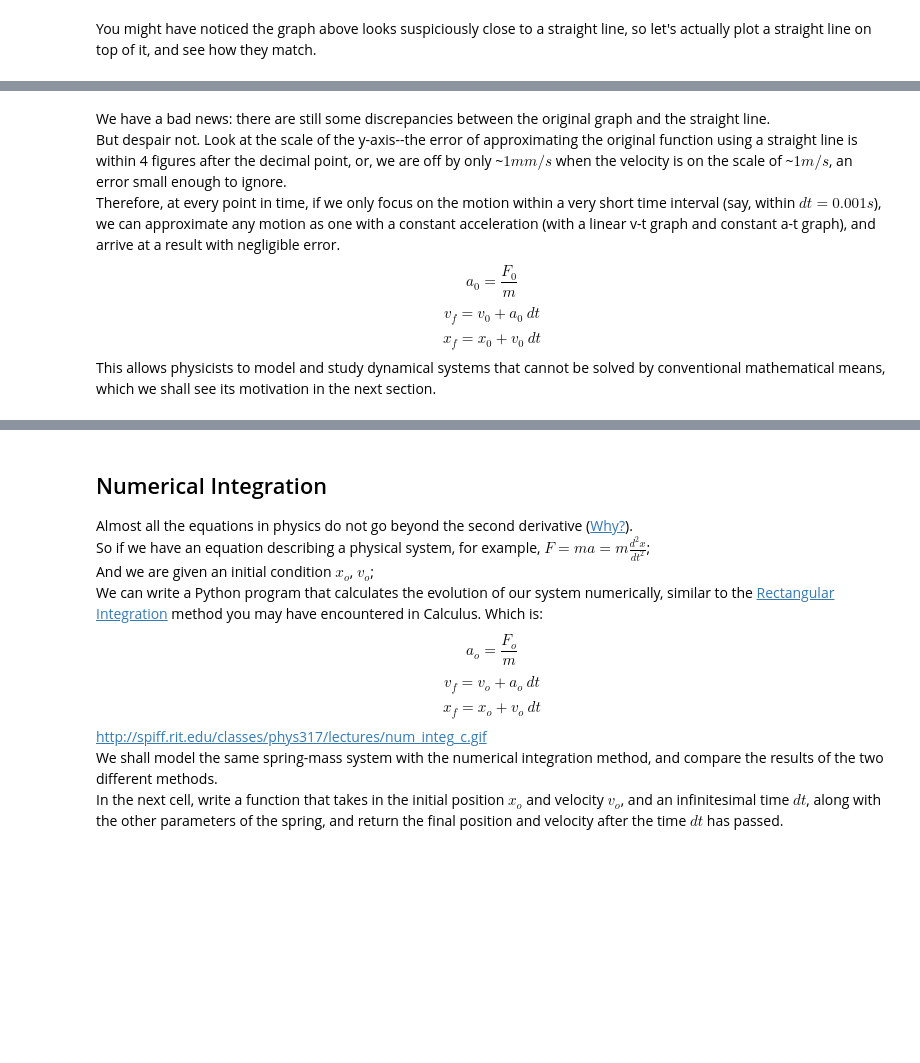
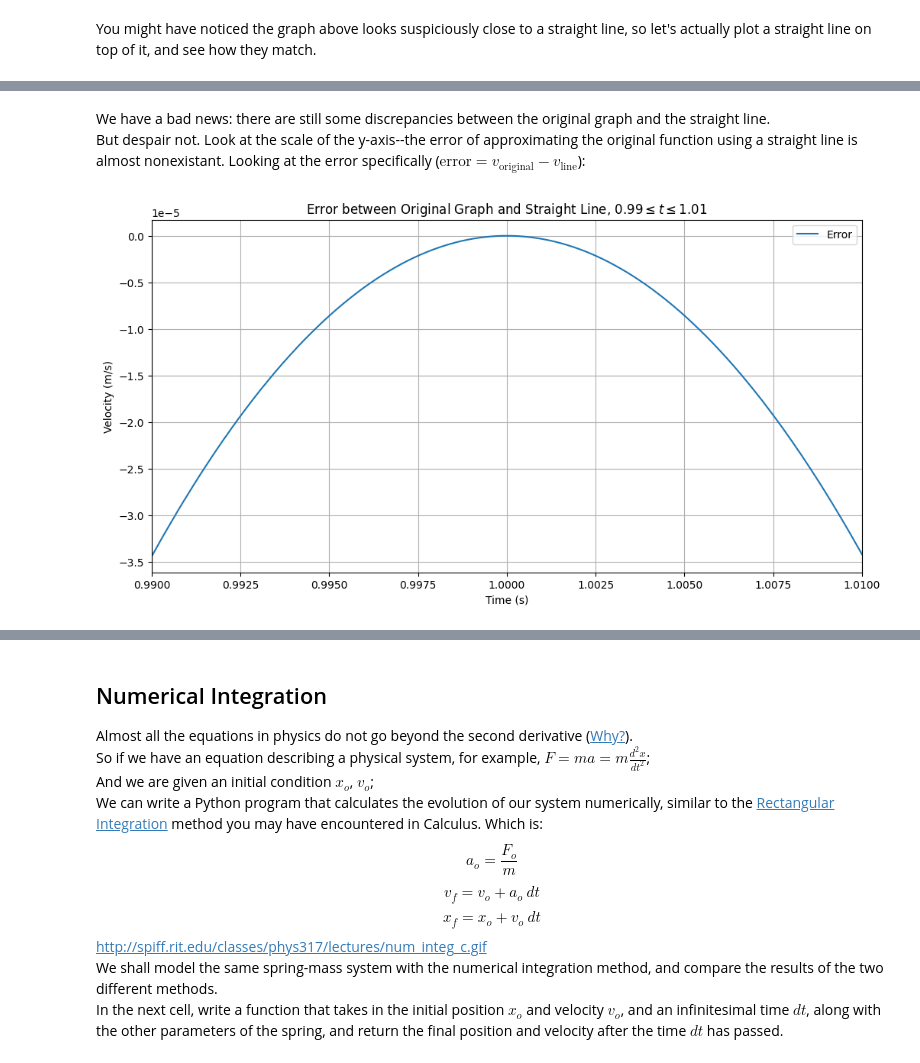
Before and after one commit to splash-ctip/fa24, a Jupyter notebook: simulation_soln-revise.ipynb, the cells around one changed output, grey strips where cells are left out. Saved outputs shown, nothing was run; the diff lists cells and outputs as text; code cells hidden in the pictures; blank space fills up the shorter version.

```diff
--- a/simulation_soln-revise.ipynb
+++ b/simulation_soln-revise.ipynb
@@ -227,8 +227,28 @@ plt.show()
 # %% [markdown]
 We have a bad news: there are still some discrepancies between the original graph and the straight line. <br>
-But despair not. Look at the scale of the y-axis--the error of approximating the original function using a straight line is within 4 figures after the decimal point, or, we are off by only ~$1mm/s$ when the velocity is on the scale of ~$1m/s$, an error small enough to ignore. <br>
-Therefore, at every point in time, if we only focus on the motion within a very short time interval (say, within $dt = 0.001s$), we can approximate any motion as one with a constant acceleration (with a linear v-t graph and constant a-t graph), and arrive at a result with negligible error.
-$$ a_0 = \frac{F_0}{m} $$
-$$ v_f = v_0 + a_0 \ dt $$
-$$ x_f = x_0 + v_0 \ dt $$
-This allows physicists to model and study dynamical systems that cannot be solved by conventional mathematical means, which we shall see its motivation in the next section.
+But despair not. Look at the scale of the y-axis--the error of approximating the original function using a straight line is almost nonexistant. Looking at the error specifically ($\text{error} = v_\text{original} - v_\text{line}$):
+# %%
+# Error of linear approximation
+t_example3 = np.linspace(0.99, 1.01, 10000)
+v_example3 = f(t_example3)
+g = lambda x: (2.5 * np.cos(x + 0.5) * (x + 2) - 2.5 * np.sin(x + 0.5)) / (x + 2)**2
+line_example3 = f(1) + g(1) * (t_example3 - 1)
+error = v_example3 - line_example3
+
+fig = plt.figure()
+fig.set_size_inches(12, 6)
+ax = fig.add_subplot(1, 1, 1)
+
+ax.set_title(r"Error between Original Graph and Straight Line, $0.99 \leq t \leq 1.01$")
+x_limit = np.array([0.99, 1.01])
+ax.set_xlim(x_limit)
+
+ax.set_xlabel("Time (s)")
+ax.set_ylabel("Velocity (m/s)")
+ax.grid(True)
+ax.plot(t_example3, error, color="tab:blue", label="Error")
+
+plt.legend()
+plt.show()
+# %% [output]
+[figure, added]
```
Also changed, not shown: parts of 7 cells of this notebook.
